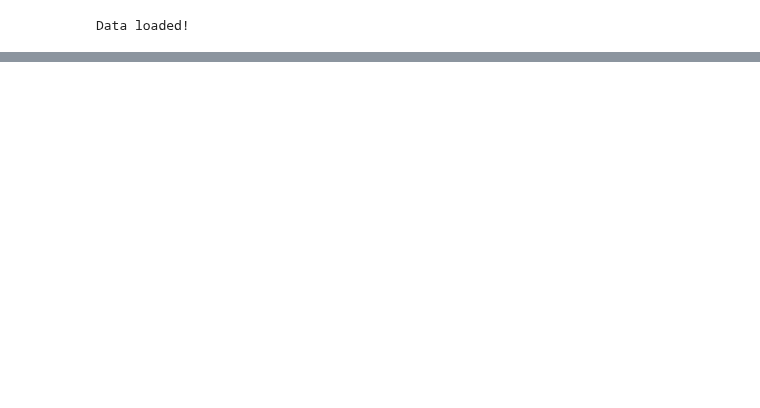
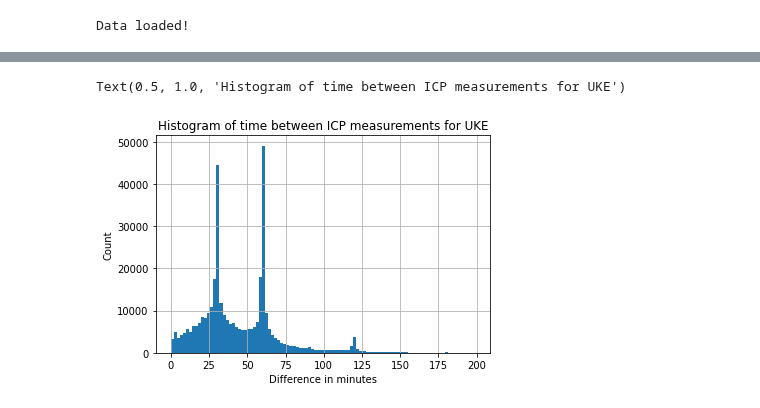
Before and after one commit to NotNANtoN/icp_prediction, a Jupyter notebook: try_preprocessing.ipynb, the cells around one changed output, grey strips where cells are left out. Cells and saved outputs as stored; diff of their text form; code cells hidden in the pictures; blank space fills up the shorter version.

```diff
--- a/try_preprocessing.ipynb
+++ b/try_preprocessing.ipynb
@@ -5,6 +32,27 @@ from tqdm.auto import tqdm  # for notebooks
 # Create new `pandas` methods which use `tqdm` progress
 # (can use tqdm_gui, optional kwargs, etc.)
 tqdm.pandas()
+# %%
+def choose_target_period(pat, mins_before_first_icp=60 * 24, target_name="ICP_Vital",
+                         min_val=-10, max_val=105):
+    target_steps = pat[pat["Maßnahme"] == target_name]
+    no_outlier_mask = (target_steps["Wert"] >= min_val) &
+                                (target_steps["Wert"] <= max_val)
+    target_steps = target_steps[no_outlier_mask]
+    # kick out targets beyond thresholds
+    if len(target_steps) == 0:
+        return pat.iloc[0:0]
+    #else:
+    #    pat = pat[no_outlier_mask]
+    min_target_time = min(target_steps["rel_time"])
+    min_allowed_time = min_target_time - mins_before_first_icp
+    max_target_time = max(target_steps["rel_time"])
+    # kick out (basically set to NaN) measurements beyond interesting region
+    pat = pat[pat["rel_time"] >= min_allowed_time]
+    pat = pat[pat["rel_time"] <= max_target_time]
+    # adjust rel_time
+    pat["rel_time"] -= min(pat["rel_time"])
+    return pat
 # %%
 load_icp = True
 
@@ -156,0 +164,4 @@ minutes = 15
+# %%
+df_long_mimic = df_long[df_long["DB"] == "UKE"]
+# %%
+df_long_mimic_icp = df_long_mimic[df_long_mimic["Maßnahme"] == "ICP_Vital"]
@@ -156,0 +199,2 @@ minutes = 15
+# %%
+diffs = df_long_mimic_icp.groupby("Pat_ID").apply(lambda pat: pat.sort_values("rel_time")["rel_time"].diff())
@@ -157,3 +229,11 @@ minutes = 15
+# %%
+diffs[diffs < 200].hist(bins=100)
+plt.xlabel("Difference in minutes")
+plt.ylabel("Count")
+plt.title("Histogram of time between ICP measurements for UKE")
+# %% [output]
+Text(0.5, 1.0, 'Histogram of time between ICP measurements for UKE')
+[figure, added]
 # %%
 from typing import Tuple, List
 
```
Also changed, not shown: parts of 56 cells of this notebook, 10 other files.
